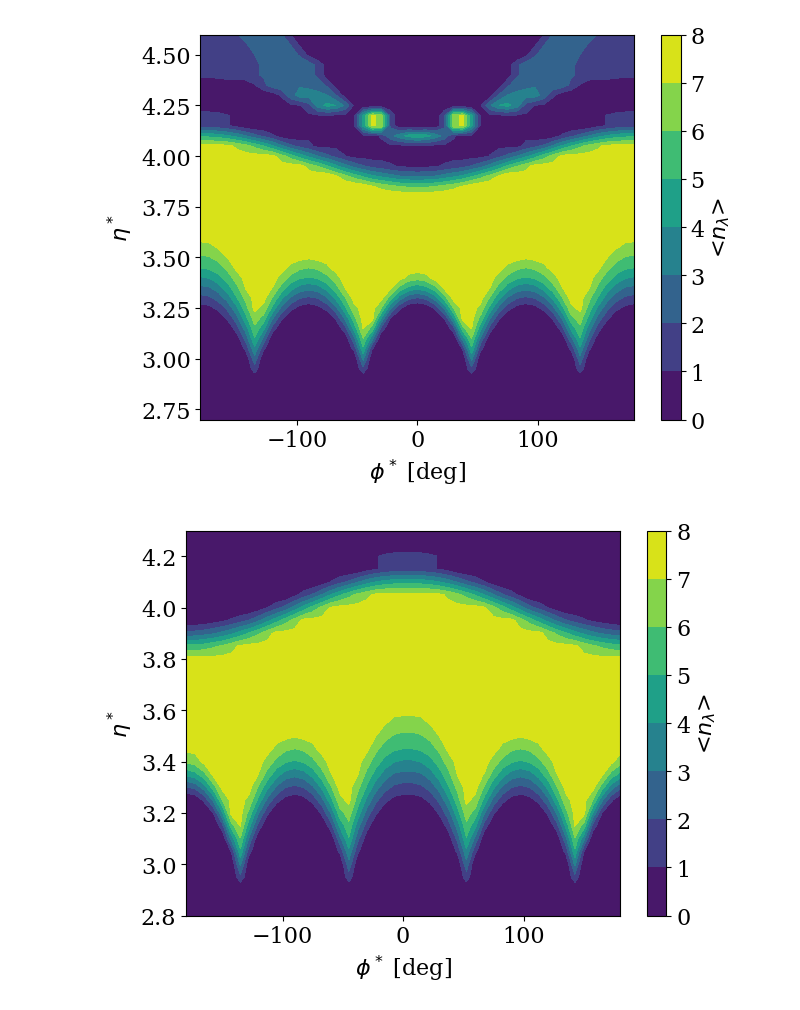
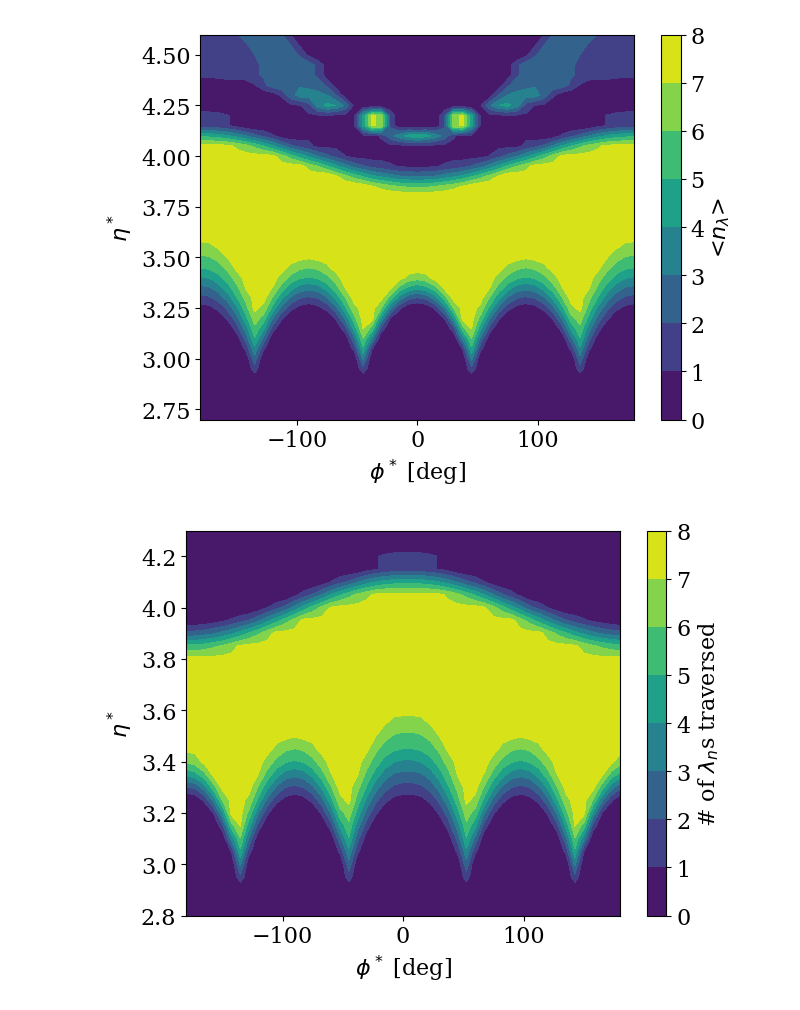
Before and after one commit to rymilton/eic_endcap_insert, a Jupyter notebook: analysis/InteractionLengths.ipynb, the cells around one changed output. Drawn from its saved outputs; the diff is of its cells as text; code cells hidden in the pictures.

```diff
--- a/analysis/InteractionLengths.ipynb
+++ b/analysis/InteractionLengths.ipynb
@@ -188,32 +242,32 @@ nils[ 3.3 ] =  [1.60662, 1.80076, 2.37644, 3.38878, 4.86435, 6.26929, 7.33988, 7
 nils[ 4.1 ] =  [4.62902, 4.55741, 4.34571, 3.99757, 3.51637, 2.90774, 2.19782, 1.64422, 1.02458, 0.337741, 0.0069521, 0.00695136, 0.00695061, 0.00694986, 0.00694912, 0.0069484, 0.00694773, 0.0069471, 0.00694654, 0.00694604, 0.00694562, 0.00694529, 0.00694505, 0.0069449, 0.00694485, 0.0069449, 0.00694505, 0.00694529, 0.00694562, 0.00694604, 0.00694654, 0.0069471, 0.00694773, 0.0069484, 0.00694912, 0.00694986, 0.00695061, 0.00695136, 0.0069521, 0.337741, 1.02458, 1.64422, 2.19782, 2.90774, 3.51637, 3.99757, 4.34571, 4.55741, 4.62902]
 nils[ 3.9 ] =  [7.32379, 7.32372, 7.32353, 7.32322, 7.32279, 7.32225, 7.32161, 7.32088, 7.32007, 7.3192, 7.31829, 7.31734, 7.31637, 7.3154, 7.31445, 6.61401, 5.83037, 5.08761, 4.40355, 3.77444, 3.26115, 2.85948, 2.57662, 2.38051, 2.26977, 2.38051, 2.57662, 2.85948, 3.26115, 3.77444, 4.40355, 5.08761, 5.83037, 6.61401, 7.31445, 7.3154, 7.31637, 7.31734, 7.31829, 7.3192, 7.32007, 7.32088, 7.32161, 7.32225, 7.32279, 7.32322, 7.32353, 7.32372, 7.32379]
 nils[ 3.2 ] =  [0.00698418, 0.00698405, 0.179651, 1.16556, 2.55416, 4.58095, 6.49303, 5.57998, 3.05781, 1.17139, 0.0069736, 0.00697177, 0.00696991, 0.00696806, 0.00696623, 1.18899, 3.11534, 5.61787, 7.32413, 7.31892, 3.90689, 1.00766, 0.00695619, 0.00695583, 0.00695571, 0.00695583, 0.00695619, 1.00766, 3.90689, 7.31892, 7.32413, 5.61787, 3.11534, 1.18899, 0.00696623, 0.00696806, 0.00696991, 0.00697177, 0.0069736, 1.17139, 3.05781, 5.57998, 6.49303, 4.58095, 2.55416, 1.16556, 0.179651, 0.00698405, 0.00698418]
 nils[ 2.8 ] =  [0.00701979, 0.0070196, 0.00701905, 0.00701815, 0.00701691, 0.00701535, 0.0070135, 0.00701139, 0.00700906, 0.00700654, 0.00700389, 0.00700115, 0.00699836, 0.00699557, 0.00699283, 0.00699019, 0.00698769, 0.00698538, 0.00698329, 0.00698145, 0.00697991, 0.00697868, 0.00697779, 0.00697724, 0.00697706, 0.00697724, 0.00697779, 0.00697868, 0.00697991, 0.00698145, 0.00698329, 0.00698538, 0.00698769, 0.00699019, 0.00699283, 0.00699557, 0.00699836, 0.00700115, 0.00700389, 0.00700654, 0.00700906, 0.00701139, 0.0070135, 0.00701535, 0.00701691, 0.00701815, 0.00701905, 0.0070196, 0.00701979]
 nils[ 2.75 ] =  [0.00702636, 0.00702617, 0.00702559, 0.00702464, 0.00702333, 0.00702169, 0.00701974, 0.00701752, 0.00701506, 0.00701242, 0.00700963, 0.00700674, 0.0070038, 0.00700087, 0.00699799, 0.00699521, 0.00699258, 0.00699014, 0.00698794, 0.00698601, 0.00698439, 0.00698309, 0.00698215, 0.00698158, 0.00698139, 0.00698158, 0.00698215, 0.00698309, 0.00698439, 0.00698601, 0.00698794, 0.00699014, 0.00699258, 0.00699521, 0.00699799, 0.00700087, 0.0070038, 0.00700674, 0.00700963, 0.00701242, 0.00701506, 0.00701752, 0.00701974, 0.00702169, 0.00702333, 0.00702464, 0.00702559, 0.00702617, 0.00702636]
 nils[ 3.05 ] =  [0.00699463, 0.00699448, 0.00699406, 0.00699336, 0.0069924, 1.19097, 3.74415, 1.19015, 0.00698631, 0.00698437, 0.00698231, 0.00698019, 0.00697802, 0.00697586, 0.00697374, 0.00697169, 0.00696975, 1.26479, 4.7655, 1.05017, 0.00696371, 0.00696275, 0.00696206, 0.00696164, 0.0069615, 0.00696164, 0.00696206, 0.00696275, 0.00696371, 1.05017, 4.7655, 1.26479, 0.00696975, 0.00697169, 0.00697374, 0.00697586, 0.00697802, 0.00698019, 0.00698231, 0.00698437, 0.00698631, 1.19015, 3.74415, 1.19097, 0.0069924, 0.00699336, 0.00699406, 0.00699448, 0.00699463]
 nils[ 4.45 ] =  [0.00695275, 0.00695271, 0.00695261, 0.00695244, 0.0069522, 0.00695191, 0.00695156, 0.00695116, 0.00695072, 0.00695024, 0.00694974, 0.00694922, 0.00694869, 0.00694816, 0.00694764, 0.00694713, 0.00694666, 0.00694622, 0.00694582, 0.00694547, 0.00694517, 0.00694494, 0.00694477, 0.00694466, 0.00694463, 0.00694466, 0.00694477, 0.00694494, 0.00694517, 0.00694547, 0.00694582, 0.00694622, 0.00694666, 0.00694713, 0.00694764, 0.00694816, 0.00694869, 0.00694922, 0.00694974, 0.00695024, 0.00695072, 0.00695116, 0.00695156, 0.00695191, 0.0069522, 0.00695244, 0.00695261, 0.00695271, 0.00695275]
 nils[ 3.75 ] =  [7.32709, 7.32701, 7.32679, 7.32643, 7.32593, 7.32531, 7.32456, 7.32371, 7.32277, 7.32176, 7.3207, 7.31959, 7.31847, 7.31734, 7.31624, 7.31517, 7.31416, 7.31323, 7.31238, 7.31164, 7.31102, 7.31052, 7.31016, 7.30994, 7.30986, 7.30994, 7.31016, 7.31052, 7.31102, 7.31164, 7.31238, 7.31323, 7.31416, 7.31517, 7.31624, 7.31734, 7.31847, 7.31959, 7.3207, 7.32176, 7.32277, 7.32371, 7.32456, 7.32531, 7.32593, 7.32643, 7.32679, 7.32701, 7.32709]
 nils[ 4.15 ] =  [1.38837, 1.33797, 1.1864, 0.931408, 0.579131, 0.129942, 0.00695412, 0.00695358, 0.00695299, 0.00695234, 0.00695166, 0.00695096, 0.00695025, 0.00694953, 0.00694883, 0.00694815, 0.00694751, 0.00694691, 0.00694637, 0.0069459, 0.0069455, 0.00694519, 0.00694496, 0.00694482, 0.00694477, 0.00694482, 0.00694496, 0.00694519, 0.0069455, 0.0069459, 0.00694637, 0.00694691, 0.00694751, 0.00694815, 0.00694883, 0.00694953, 0.00695025, 0.00695096, 0.00695166, 0.00695234, 0.00695299, 0.00695358, 0.00695412, 0.129942, 0.579131, 0.931408, 1.1864, 1.33797, 1.38837]
 nils[ 2.9 ] =  [0.00700833, 0.00700816, 0.00700767, 0.00700685, 0.00700573, 0.00700432, 0.16983, 0.00700075, 0.00699864, 0.00699637, 0.00699398, 0.0069915, 0.00698898, 0.00698647, 0.00698399, 0.00698161, 0.00697935, 0.00697726, 0.00697537, 0.00697371, 0.00697232, 0.00697121, 0.0069704, 0.00696991, 0.00696975, 0.00696991, 0.0069704, 0.00697121, 0.00697232, 0.00697371, 0.00697537, 0.00697726, 0.00697935, 0.00698161, 0.00698399, 0.00698647, 0.00698898, 0.0069915, 0.00699398, 0.00699637, 0.00699864, 0.00700075, 0.16983, 0.00700432, 0.00700573, 0.00700685, 0.00700767, 0.00700816, 0.00700833]
 nils[ 2.95 ] =  [0.00700334, 0.00700318, 0.00700271, 0.00700194, 0.00700087, 0.00699953, 1.52588, 0.00699614, 0.00699414, 0.00699198, 0.00698971, 0.00698735, 0.00698496, 0.00698256, 0.00698021, 0.00697795, 0.0069758, 0.00697381, 1.69706, 0.00697044, 0.00696912, 0.00696806, 0.00696729, 0.00696683, 0.00696667, 0.00696683, 0.00696729, 0.00696806, 0.00696912, 0.00697044, 1.69706, 0.00697381, 0.0069758, 0.00697795, 0.00698021, 0.00698256, 0.00698496, 0.00698735, 0.00698971, 0.00699198, 0.00699414, 0.00699614, 1.52588, 0.00699953, 0.00700087, 0.00700194, 0.00700271, 0.00700318, 0.00700334]
 nils[ 2.85 ] =  [0.00701379, 0.00701362, 0.0070131, 0.00701224, 0.00701106, 0.00700958, 0.00700782, 0.00700581, 0.0070036, 0.00700121, 0.00699869, 0.00699609, 0.00699343, 0.00699079, 0.00698819, 0.00698568, 0.0069833, 0.0069811, 0.00697911, 0.00697737, 0.0069759, 0.00697473, 0.00697388, 0.00697337, 0.0069732, 0.00697337, 0.00697388, 0.00697473, 0.0069759, 0.00697737, 0.00697911, 0.0069811, 0.0069833, 0.00698568, 0.00698819, 0.00699079, 0.00699343, 0.00699609, 0.00699869, 0.00700121, 0.0070036, 0.00700581, 0.00700782, 0.00700958, 0.00701106, 0.00701224, 0.0070131, 0.00701362, 0.00701379]
 nils[ 3.7 ] =  [7.32838, 7.32831, 7.32807, 7.32769, 7.32717, 7.32651, 7.32573, 7.32483, 7.32385, 7.32278, 7.32166, 7.3205, 7.31932, 7.31814, 7.31697, 7.31585, 7.31479, 7.31381, 7.31292, 7.31214, 7.31148, 7.31096, 7.31058, 7.31035, 7.31027, 7.31035, 7.31058, 7.31096, 7.31148, 7.31214, 7.31292, 7.31381, 7.31479, 7.31585, 7.31697, 7.31814, 7.31932, 7.3205, 7.32166, 7.32278, 7.32385, 7.32483, 7.32573, 7.32651, 7.32717, 7.32769, 7.32807, 7.32831, 7.32838]
 nils[ 4.35 ] =  [0.0069536, 0.00695356, 0.00695344, 0.00695325, 0.00695299, 0.00695267, 0.00695228, 0.00695184, 0.00695135, 0.00695082, 0.00695027, 0.00694969, 0.00694911, 0.00694852, 0.00694795, 0.00694739, 0.00694686, 0.00694638, 0.00694594, 0.00694555, 0.00694522, 0.00694496, 0.00694478, 0.00694466, 0.00694462, 0.00694466, 0.00694478, 0.00694496, 0.00694522, 0.00694555, 0.00694594, 0.00694638, 0.00694686, 0.00694739, 0.00694795, 0.00694852, 0.00694911, 0.00694969, 0.00695027, 0.00695082, 0.00695135, 0.00695184, 0.00695228, 0.00695267, 0.00695299, 0.00695325, 0.00695344, 0.00695356, 0.0069536]
 nils[ 4.5 ] =  [0.00695237, 0.00695234, 0.00695224, 0.00695208, 0.00695185, 0.00695157, 0.00695124, 0.00695086, 0.00695044, 0.00694998, 0.00694951, 0.00694901, 0.00694851, 0.006948, 0.00694751, 0.00694703, 0.00694658, 0.00694616, 0.00694578, 0.00694544, 0.00694516, 0.00694494, 0.00694478, 0.00694468, 0.00694465, 0.00694468, 0.00694478, 0.00694494, 0.00694516, 0.00694544, 0.00694578, 0.00694616, 0.00694658, 0.00694703, 0.00694751, 0.006948, 0.00694851, 0.00694901, 0.00694951, 0.00694998, 0.00695044, 0.00695086, 0.00695124, 0.00695157, 0.00695185, 0.00695208, 0.00695224, 0.00695234, 0.00695237]
 
 #rotate by 180 degrees
 for key in nils.keys():
     nils[key] = nils[key][len(nils[key])//2:]+nils[key][:len(nils[key])//2]
 
 x=np.linspace(-np.pi, np.pi, 49)*180/np.pi
 y=np.linspace(2.7, 4.6, int((4.6-2.7)/.05+2))
 z= [nils[int(i*20)/20] for i in y]
 contour = plt.contourf(x,y,z)
 cb = plt.colorbar(contour)
-cb.set_label("<$n_\\lambda$>")
+cb.set_label("# of $\\lambda_n$s traversed")
 
 fig.savefig("nuclear_interaction_lengths_phistar.pdf")
 fig.savefig("nuclear_interaction_lengths_phistar.pdf")
 plt.show()
 # %% [output]
-[figure, old version]
+[figure, new version]
```
Also changed, not shown: parts of 3 cells of this notebook, 4 other files.
